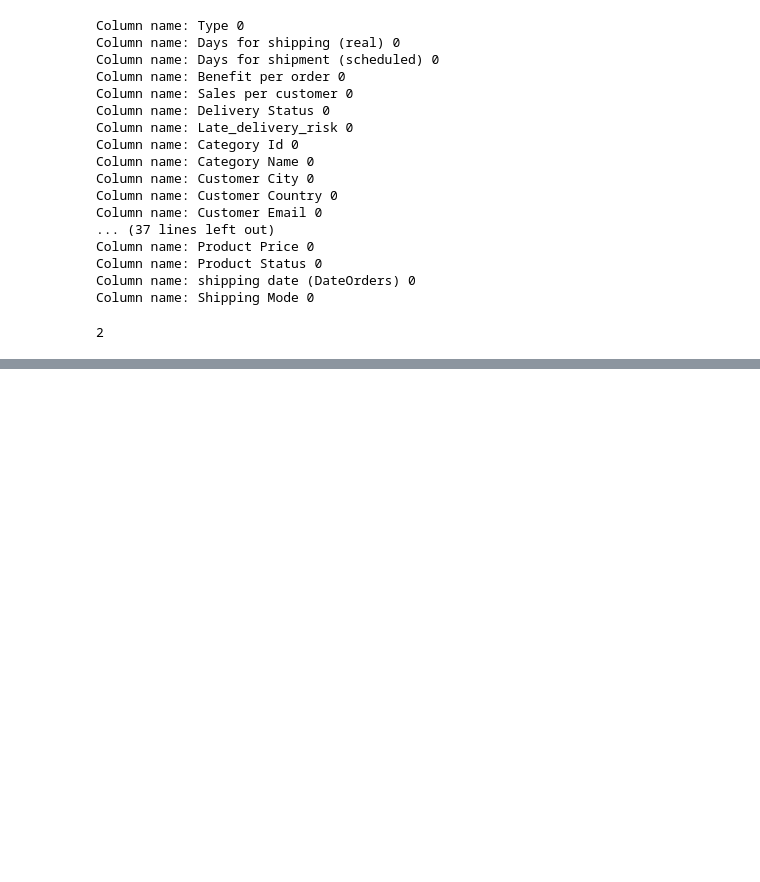
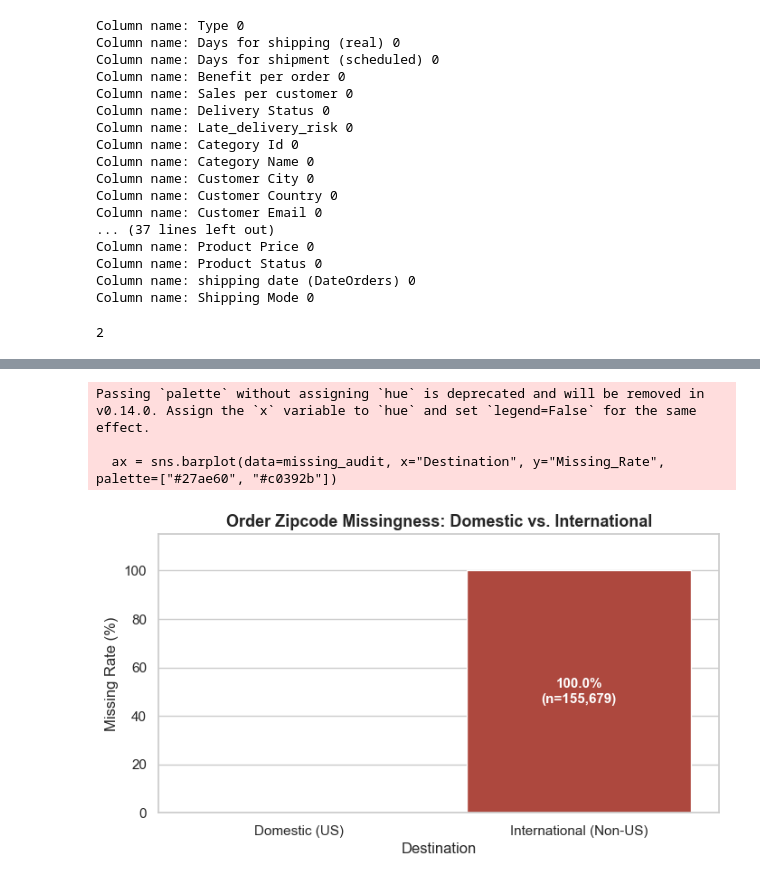
Before and after one commit to thamidu02/supply_chain_ML_model, a Jupyter notebook: test.ipynb, the cells around one changed output, grey strips where cells are left out. Saved outputs shown, nothing was run; the diff lists cells and outputs as text; code cells hidden in the pictures; blank space fills up the shorter version.

```diff
--- a/test.ipynb
+++ b/test.ipynb
@@ -101,0 +186,31 @@ print(data_df['Late_delivery_risk'].nunique())
+# %%
+# Trustworthy ML Data quality analysis - MissingnessMechanism (MAR Proof)
+
+
+is_us = data_df["Order Country"].str.upper().isin(["UNITED STATES", "EE. UU.", "ESTADOS UNIDOS"])
+missing_audit = pd.DataFrame({
+    "Destination": ["Domestic (US)", "International (Non-US)"],
+    "Missing_Rate": [
+        data_df.loc[is_us, "Order Zipcode"].isna().mean() * 100,
+        data_df.loc[~is_us, "Order Zipcode"].isna().mean() * 100
+    ],
+    "Order_Count": [is_us.sum(), (~is_us).sum()]
+})
+
+plt.figure(figsize=(8, 4))
+ax = sns.barplot(data=missing_audit, x="Destination", y="Missing_Rate", palette=["#27ae60", "#c0392b"])
+plt.title("Order Zipcode Missingness: Domestic vs. International", fontsize=13, weight="bold")
+plt.ylabel("Missing Rate (%)")
+plt.ylim(0, 115)
+
+for i, row in missing_audit.iterrows():
+    ax.annotate(f"{row['Missing_Rate']:.1f}%\n(n={int(row['Order_Count']):,})",
+                (i, row['Missing_Rate'] / 2),
+                ha="center", va="center", color="white", fontsize=11, weight="bold")
+
+plt.show()
+# %% [output]
+Passing `palette` without assigning `hue` is deprecated and will be removed in v0.14.0. Assign the `x` variable to `hue` and set `legend=False` for the same effect.
+
+  ax = sns.barplot(data=missing_audit, x="Destination", y="Missing_Rate", palette=["#27ae60", "#c0392b"])
+[figure, added]
```
Also changed, not shown: parts of 31 cells of this notebook.
